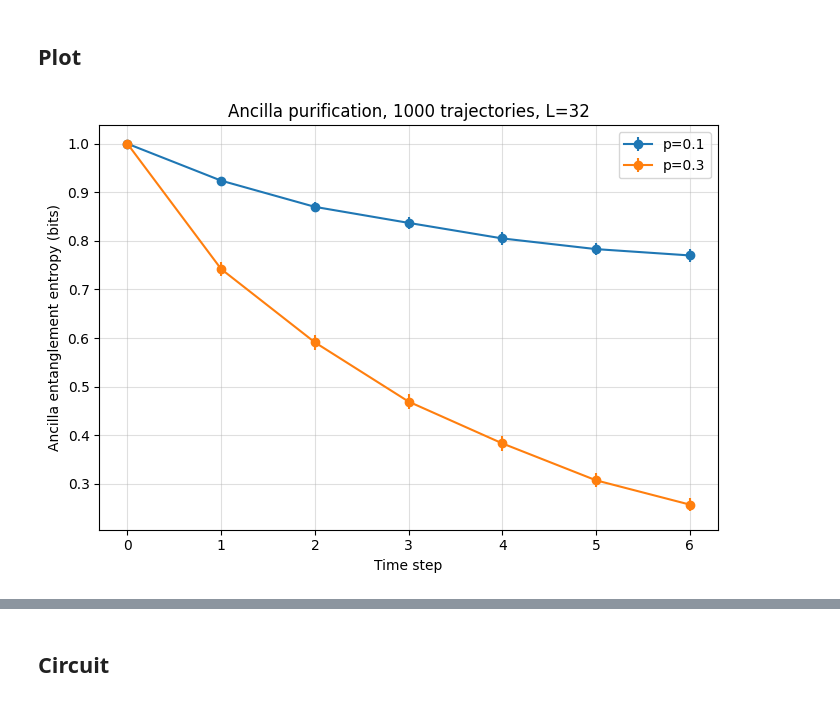
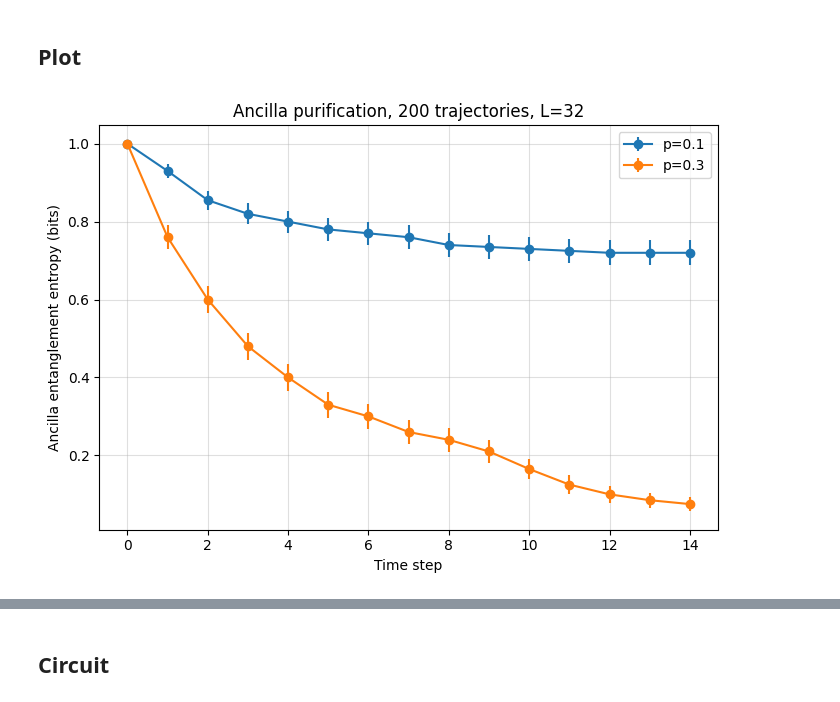
Before and after one commit to AKookani/BrickwallCliffordCircuit, a Jupyter notebook: Results.ipynb, the cells around one changed output, grey strips where cells are left out. Drawn from its saved outputs; the diff is of its cells as text; code cells hidden in the pictures.

```diff
--- a/Results.ipynb
+++ b/Results.ipynb
@@ -176,27 +179,27 @@ def run_trajectory(size, T, p_measure, t_scramble=0, periodic=True):
 # %%
 %%time
 def run_averaged(size, T, p_measure, n_trials=200, t_scramble=0, periodic=True):
     all_S = np.zeros((n_trials, T))
     for k in range(n_trials):
         all_S[k] = run_trajectory(size, T, p_measure, t_scramble=t_scramble, periodic=periodic)
     return all_S.mean(axis=0), all_S.std(axis=0) / np.sqrt(n_trials)
 
 # --- Run and plot ---
-size = 512          # even size -> clean periodic brickwork, matches the paper's 2L convention
+size = 32          # even size -> clean periodic brickwork, matches the paper's 2L convention
 T = 15
-n_trials = 1000
+n_trials = 200
 
 plt.figure(figsize=(7, 5))
 for p in [0.1, 0.3]:
     mean_S, sem_S = run_averaged(size, T, p, n_trials=n_trials)
     plt.errorbar(range(0, T), mean_S, yerr=sem_S, marker='o', label=f"p={p}")
 
 plt.xlabel("Time step")
 plt.ylabel("Ancilla entanglement entropy (bits)")
 plt.title(f"Ancilla purification, {n_trials} trajectories, L={size}")
 plt.legend()
 plt.grid(alpha=0.4)
 plt.tight_layout()
 plt.show()
 # %% [output]
-[figure, old version]
+[figure, new version]
```
Also changed, not shown: parts of 9 cells of this notebook.
